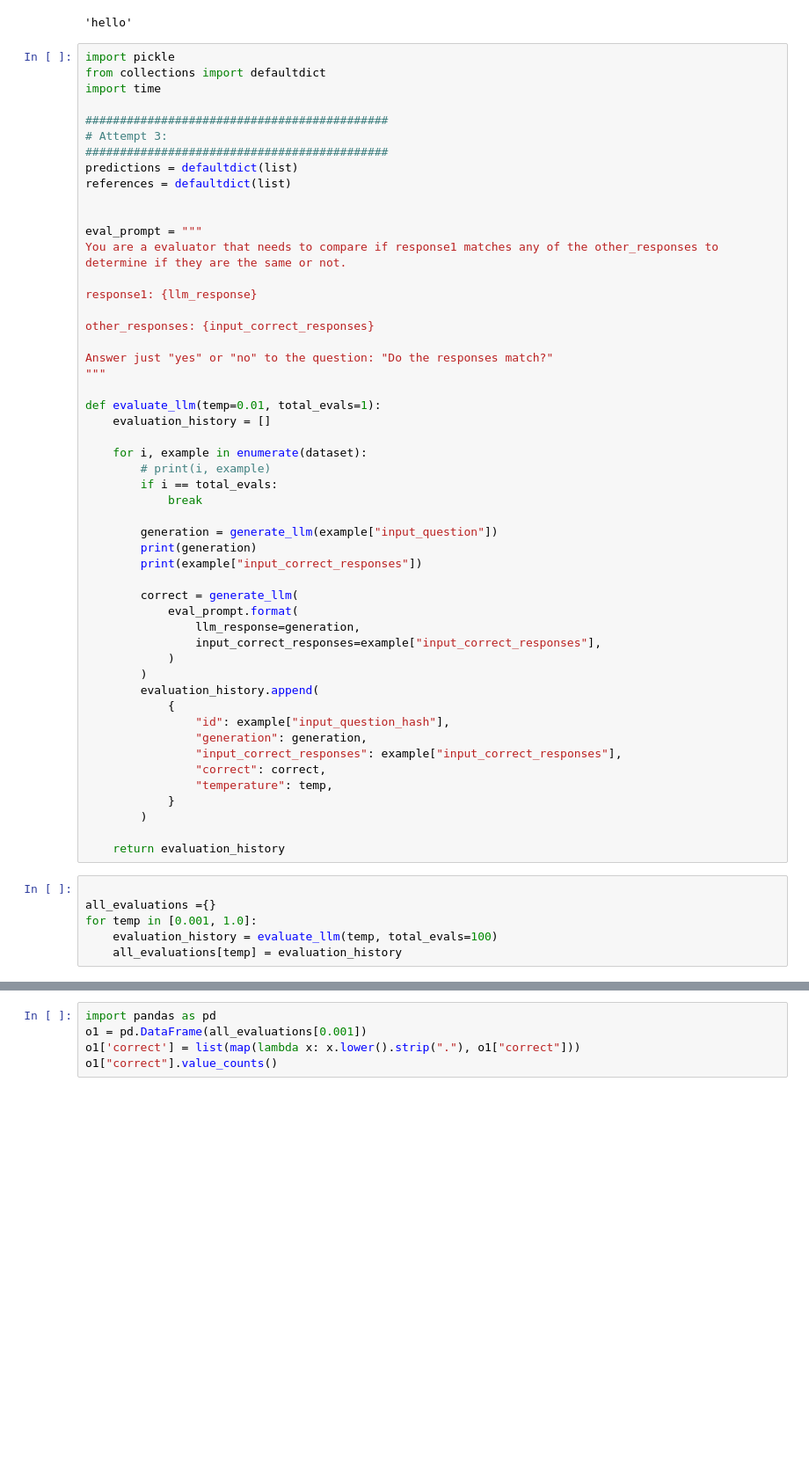
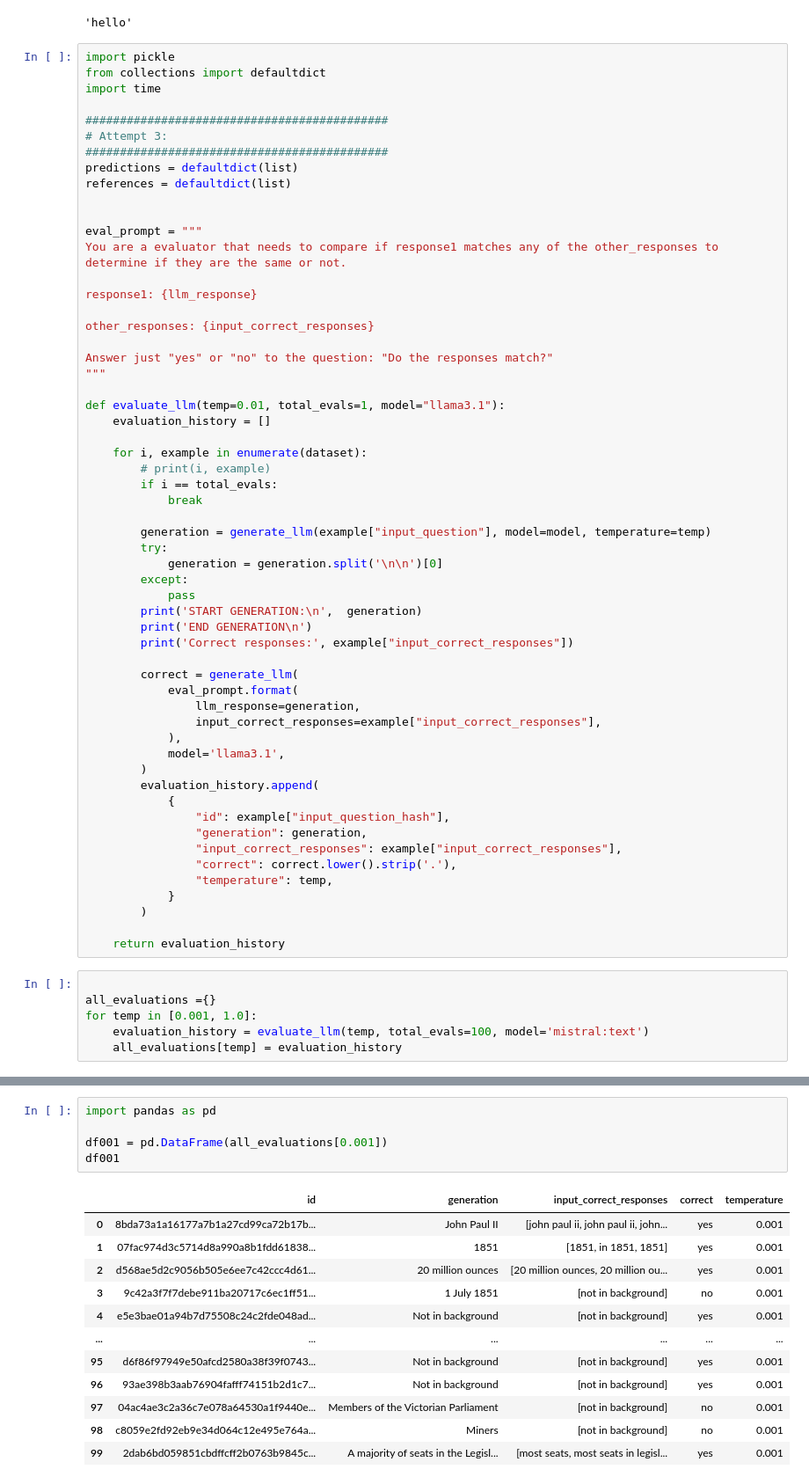
Before and after one commit to vincentlinzhu/Transcendence_LLM, a Jupyter notebook: scripts/main.ipynb, the cells around one changed output, grey strips where cells are left out. Shown at 88% size. Saved outputs shown, nothing was run; the diff lists cells and outputs as text; blank space fills up the shorter version.

Commit message:
results from mistral text: temp 0.001 vs 1 makes  difference. correctness is 77 vs 71 out of 100

```diff
--- a/scripts/main.ipynb
+++ b/scripts/main.ipynb
@@ -60,7 +60,7 @@ other_responses: {input_correct_responses}
 Answer just "yes" or "no" to the question: "Do the responses match?"
 """
 
-def evaluate_llm(temp=0.01, total_evals=1):
+def evaluate_llm(temp=0.01, total_evals=1, model="llama3.1"):
     evaluation_history = []
 
     for i, example in enumerate(dataset):
@@ -68,22 +68,28 @@ def evaluate_llm(temp=0.01, total_evals=1):
         if i == total_evals:
             break
 
-        generation = generate_llm(example["input_question"])
-        print(generation)
-        print(example["input_correct_responses"])
+        generation = generate_llm(example["input_question"], model=model, temperature=temp)
+        try:
+            generation = generation.split('\n\n')[0]
+        except:
+            pass
+        print('START GENERATION:\n',  generation)
+        print('END GENERATION\n')
+        print('Correct responses:', example["input_correct_responses"])
 
         correct = generate_llm(
             eval_prompt.format(
                 llm_response=generation,
                 input_correct_responses=example["input_correct_responses"],
-            )
+            ),
+            model='llama3.1',
         )
         evaluation_history.append(
             {
                 "id": example["input_question_hash"],
                 "generation": generation,
                 "input_correct_responses": example["input_correct_responses"],
-                "correct": correct,
+                "correct": correct.lower().strip('.'),
                 "temperature": temp,
             }
         )
@@ -93,6 +99,6 @@ def evaluate_llm(temp=0.01, total_evals=1):
 
 all_evaluations ={}
 for temp in [0.001, 1.0]:
-    evaluation_history = evaluate_llm(temp, total_evals=100)
+    evaluation_history = evaluate_llm(temp, total_evals=100, model='mistral:text')
     all_evaluations[temp] = evaluation_history
 # %% [output]
@@ -128,7 +143,19 @@ all_evaluations
    'temperature': 1.0}]}
 # %%
 import pandas as pd
-o1 = pd.DataFrame(all_evaluations[0.001])
-o1['correct'] = list(map(lambda x: x.lower().strip("."), o1["correct"]))
-o1["correct"].value_counts()
+
+df001 = pd.DataFrame(all_evaluations[0.001])
+df001
 # %% [output]
+|  | id | generation | input_correct_responses | correct | temperature |
+| 0 | 8bda73a1a16177a7b1a27cd99ca72b17b... | John Paul II | [john paul ii, john paul ii, john... | yes | 0.001 |
+| 1 | 07fac974d3c5714d8a990a8b1fdd61838... | 1851 | [1851, in 1851, 1851] | yes | 0.001 |
+| 2 | d568ae5d2c9056b505e6ee7c42ccc4d61... | 20 million ounces | [20 million ounces, 20 million ou... | yes | 0.001 |
+| 3 | 9c42a3f7f7debe911ba20717c6ec1ff51... | 1 July 1851 | [not in background] | no | 0.001 |
+| 4 | e5e3bae01a94b7d75508c24c2fde048ad... | Not in background | [not in background] | yes | 0.001 |
+| ... | ... | ... | ... | ... | ... |
+| 95 | d6f86f97949e50afcd2580a38f39f0743... | Not in background | [not in background] | yes | 0.001 |
+| 96 | 93ae398b3aab76904fafff74151b2d1c7... | Not in background | [not in background] | yes | 0.001 |
+| 97 | 04ac4ae3c2a36c7e078a64530a1f9440e... | Members of the Victorian Parliament | [not in background] | no | 0.001 |
+| 98 | c8059e2fd92eb9e34d064c12e495e764a... | Miners | [not in background] | no | 0.001 |
+| 99 | 2dab6bd059851cbdffcff2b0763b9845c... | A majority of seats in the Legisl... | [most seats, most seats in legisl... | yes | 0.001 |
```
Also changed, not shown: parts of 7 cells of this notebook, 3 other files.
